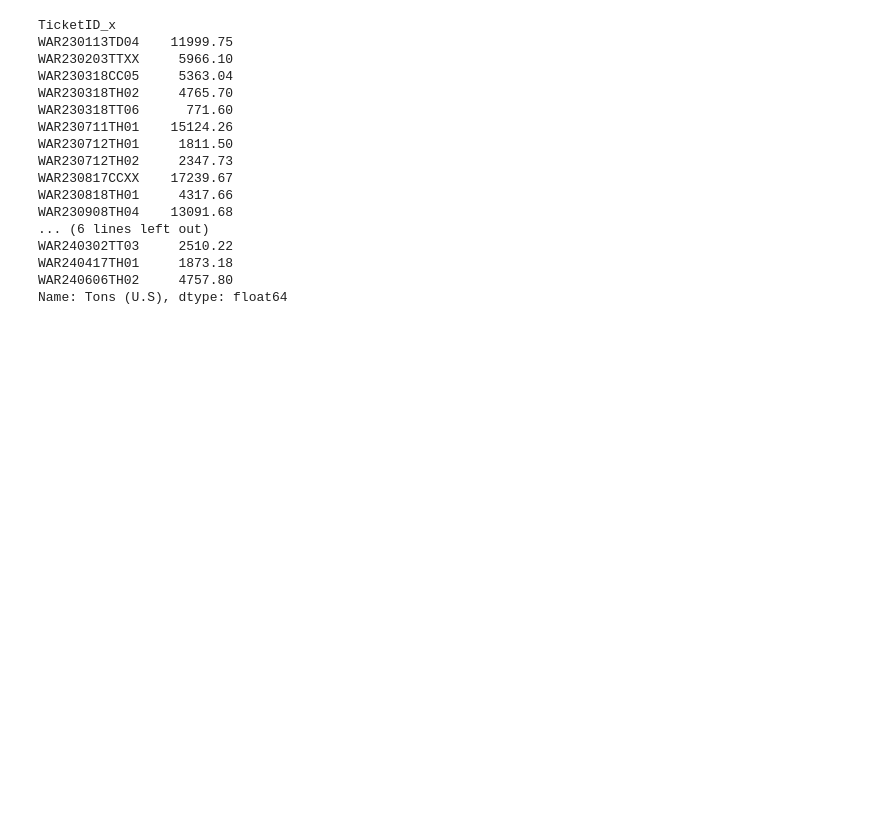
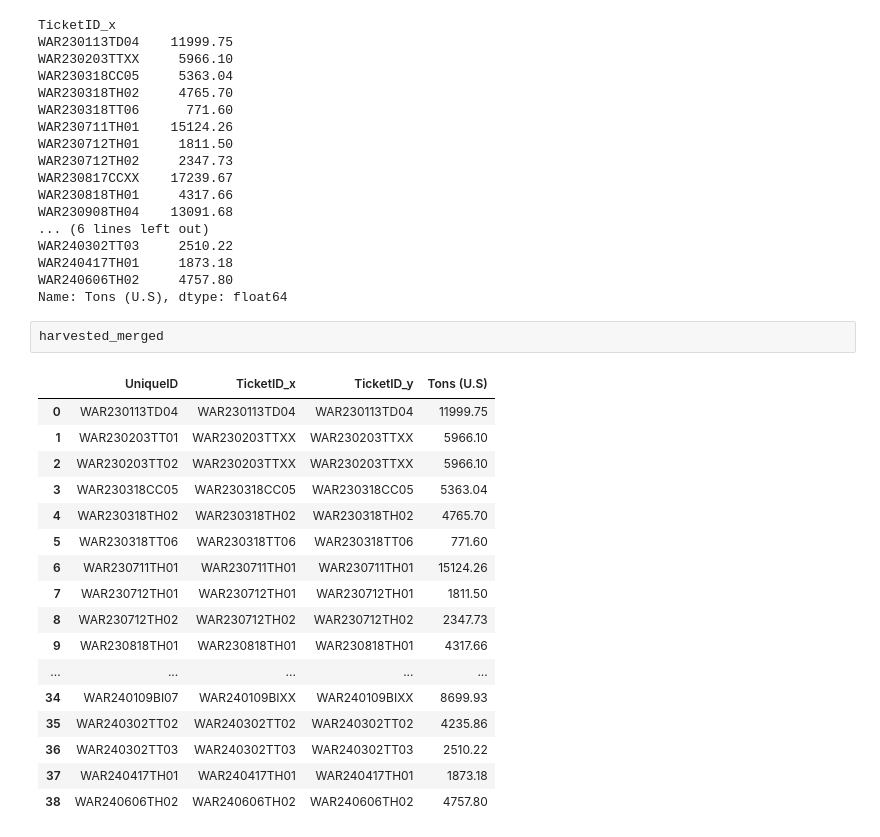
Before and after one commit to BilyBrown/sqlite3-tutorial, a Jupyter notebook: create_war_tables.ipynb, the cells around one changed output. Cells and saved outputs as stored; diff of their text form; blank space fills up the shorter version.

Commit message:
working on stand and origin tables

```diff
--- a/create_war_tables.ipynb
+++ b/create_war_tables.ipynb
@@ -1067,3 +1075,23 @@ WAR240302TT03     2510.22
 WAR240417TH01     1873.18
 WAR240606TH02     4757.80
 Name: Tons (U.S), dtype: float64
+# %%
+harvested_merged
+# %% [output]
+|  | UniqueID | TicketID_x | TicketID_y | Tons (U.S) |
+| 0 | WAR230113TD04 | WAR230113TD04 | WAR230113TD04 | 11999.75 |
+| 1 | WAR230203TT01 | WAR230203TTXX | WAR230203TTXX | 5966.10 |
+| 2 | WAR230203TT02 | WAR230203TTXX | WAR230203TTXX | 5966.10 |
+| 3 | WAR230318CC05 | WAR230318CC05 | WAR230318CC05 | 5363.04 |
+| 4 | WAR230318TH02 | WAR230318TH02 | WAR230318TH02 | 4765.70 |
+| 5 | WAR230318TT06 | WAR230318TT06 | WAR230318TT06 | 771.60 |
+| 6 | WAR230711TH01 | WAR230711TH01 | WAR230711TH01 | 15124.26 |
+| 7 | WAR230712TH01 | WAR230712TH01 | WAR230712TH01 | 1811.50 |
+| 8 | WAR230712TH02 | WAR230712TH02 | WAR230712TH02 | 2347.73 |
+| 9 | WAR230818TH01 | WAR230818TH01 | WAR230818TH01 | 4317.66 |
+| ... | ... | ... | ... | ... |
+| 34 | WAR240109BI07 | WAR240109BIXX | WAR240109BIXX | 8699.93 |
+| 35 | WAR240302TT02 | WAR240302TT02 | WAR240302TT02 | 4235.86 |
+| 36 | WAR240302TT03 | WAR240302TT03 | WAR240302TT03 | 2510.22 |
+| 37 | WAR240417TH01 | WAR240417TH01 | WAR240417TH01 | 1873.18 |
+| 38 | WAR240606TH02 | WAR240606TH02 | WAR240606TH02 | 4757.80 |
```
Also changed, not shown: parts of 16 cells of this notebook, 1 other file.
